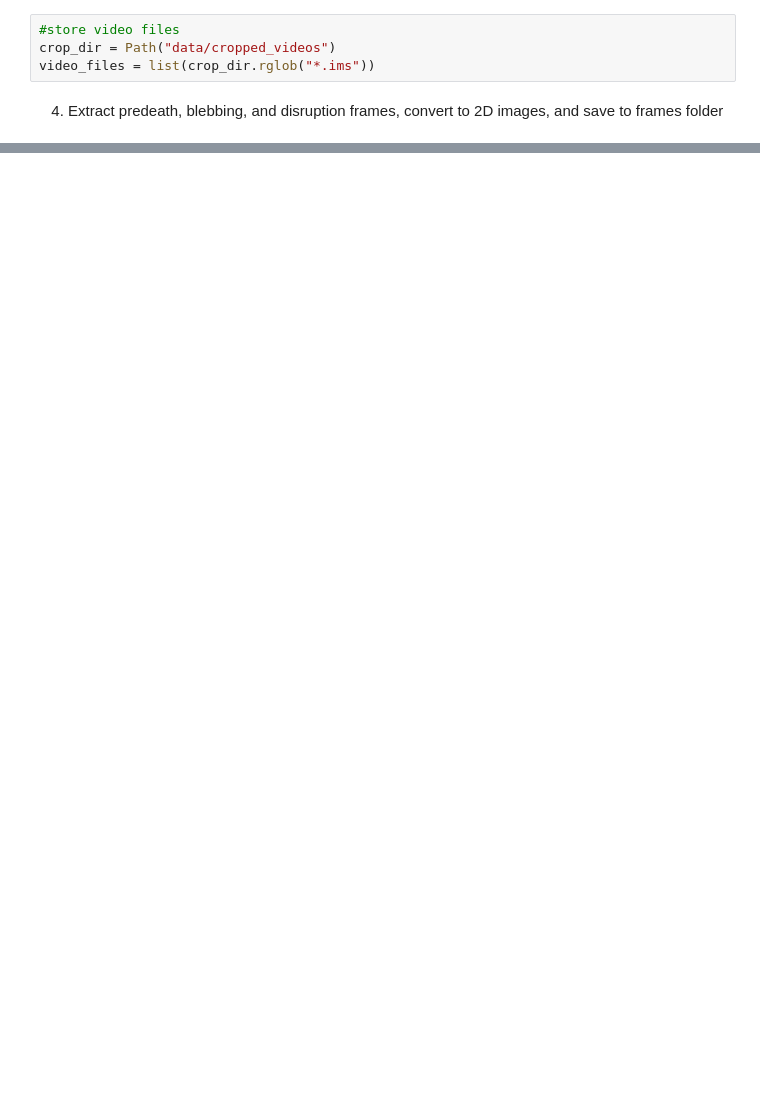
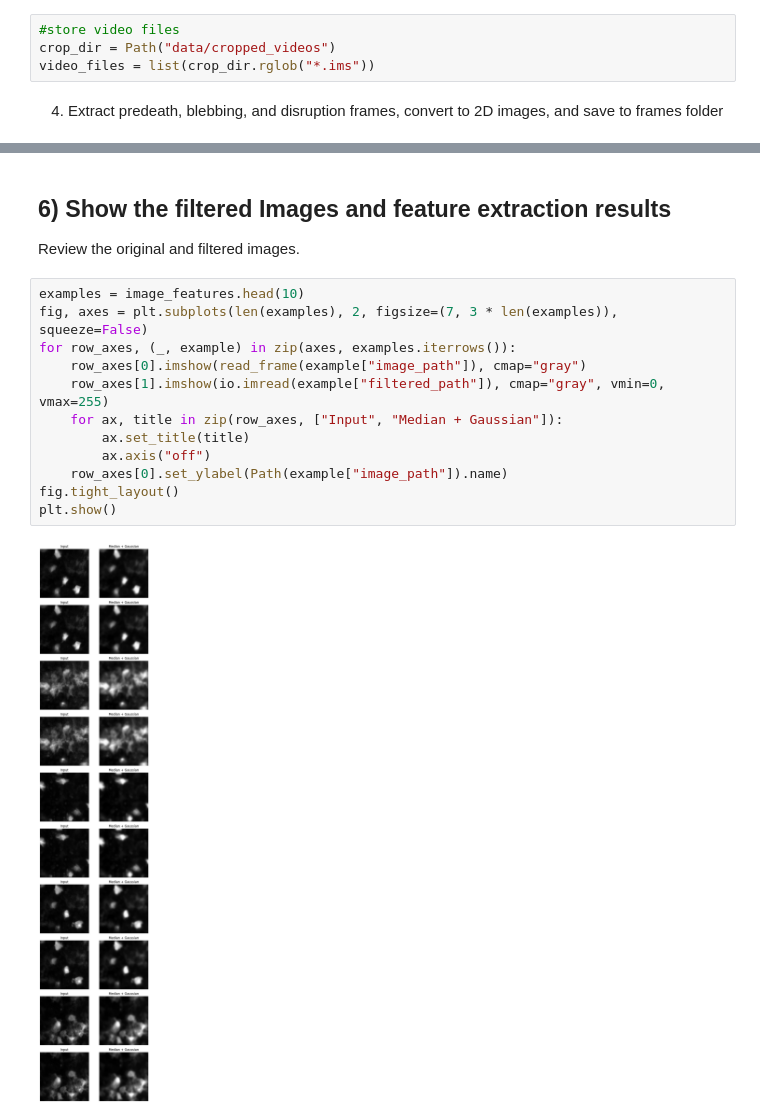
Before and after one commit to abj53/CS583_Detecting_And_Classifying_Stages_Of_Cell_Death, a Jupyter notebook: data_processing_part1.ipynb, the cells around one changed output, grey strips where cells are left out. Cells and saved outputs as stored; diff of their text form; blank space fills up the shorter version.

Commit message:
Image filtering and feature extraction process

```diff
--- a/data_processing_part1.ipynb
+++ b/data_processing_part1.ipynb
@@ -323,0 +465,18 @@ Saved: EOS5_cell1_disruption_end.tif
+# %% [markdown]
+## 6) Show the filtered Images and feature extraction results
+
+Review the original and filtered images.
+# %%
+examples = image_features.head(10)
+fig, axes = plt.subplots(len(examples), 2, figsize=(7, 3 * len(examples)), squeeze=False)
+for row_axes, (_, example) in zip(axes, examples.iterrows()):
+    row_axes[0].imshow(read_frame(example["image_path"]), cmap="gray")
+    row_axes[1].imshow(io.imread(example["filtered_path"]), cmap="gray", vmin=0, vmax=255)
+    for ax, title in zip(row_axes, ["Input", "Median + Gaussian"]):
+        ax.set_title(title)
+        ax.axis("off")
+    row_axes[0].set_ylabel(Path(example["image_path"]).name)
+fig.tight_layout()
+plt.show()
+# %% [output]
+[figure, added]
```
Also changed, not shown: parts of 6 cells of this notebook.
